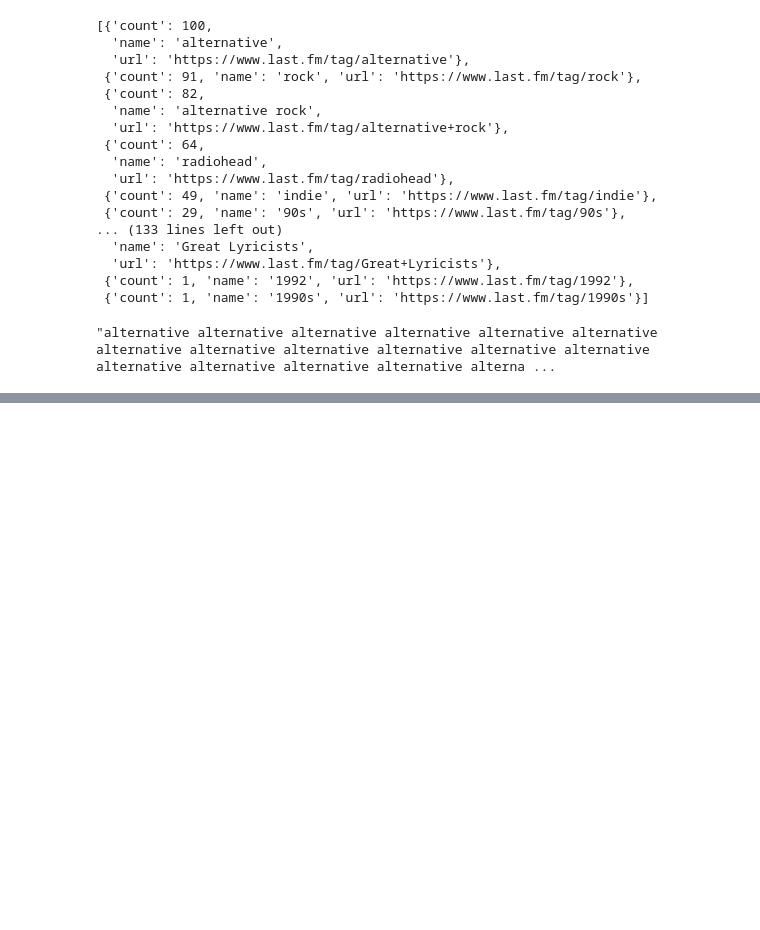
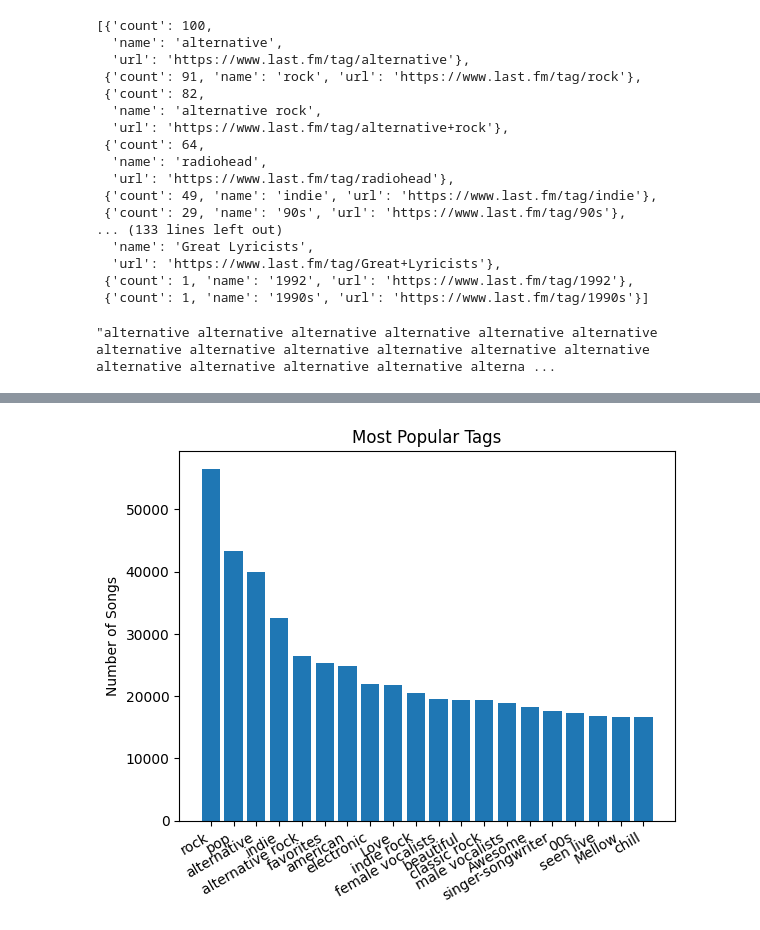
Before and after one commit to grgstock/Musaic, a Jupyter notebook: wordcloud.ipynb, the cells around one changed output, grey strips where cells are left out. Cells and saved outputs as stored; diff of their text form; code cells hidden in the pictures; blank space fills up the shorter version.

```diff
--- a/wordcloud.ipynb
+++ b/wordcloud.ipynb
@@ -89,0 +70,9 @@ def make_word_cloud(tags):
+# %%
+from collections import Counter
+counter = Counter()
+for tag_list in just_tags:
+    for tag in tag_list:
+            counter[tag] += 1
+# %%
+most_common = counter.most_common(20)
+most_common
@@ -89,0 +100,4 @@ def make_word_cloud(tags):
+# %%
+labels =[tup[0] for tup in most_common]
+# %%
+counts = [tup[1] for tup in most_common]
@@ -89,0 +106,8 @@ def make_word_cloud(tags):
+# %%
+plt.bar(labels,counts)
+plt.title('Most Popular Tags')
+plt.ylabel('Number of Songs')
+plt.xticks(rotation=30, ha='right')
+plt.show()
+# %% [output]
+[figure, added]
```
Also changed, not shown: parts of 11 cells of this notebook.
